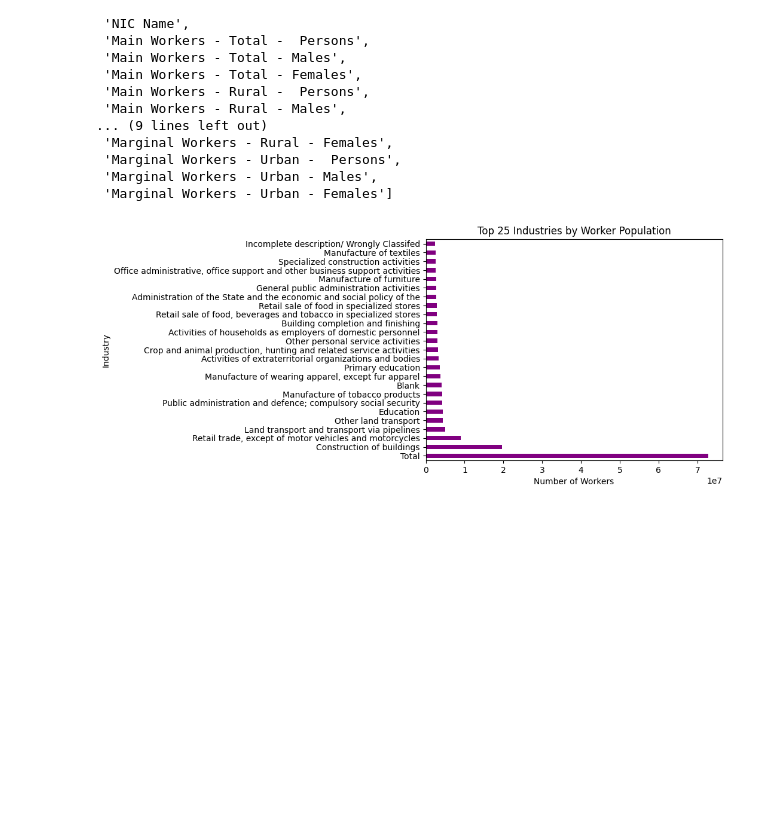
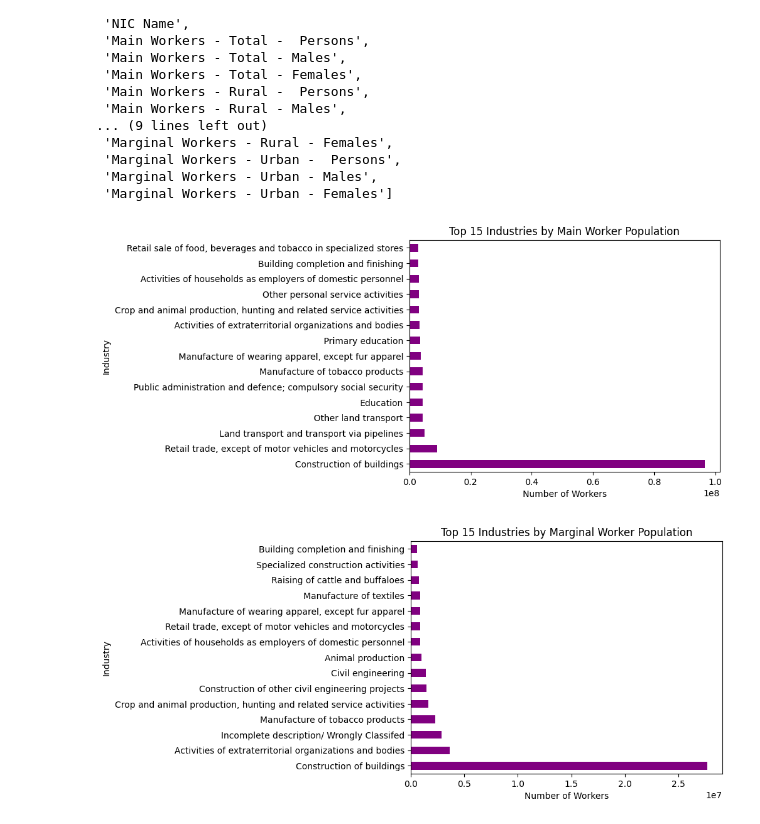
Before and after one commit to Thejasrajsathyamoorthy/Industrial-Human-Resources, a Jupyter notebook: HR_1.ipynb, the cells around one changed output. Cells and saved outputs as stored; diff of their text form; code cells hidden in the pictures; blank space fills up the shorter version.

```diff
--- a/HR_1.ipynb
+++ b/HR_1.ipynb
@@ -48,3 +49,8 @@ df.shape
+# %%
+# Replacing where NIC Name is 'Blank' and 'Total' to Construction of buildings
+
+df['NIC Name'] = df['NIC Name'].replace('Blank', 'Construction of buildings')
+df['NIC Name'] = df['NIC Name'].replace('Total', 'Construction of buildings')
 # %%
 df.info()
 # %% [output]
@@ -65,10 +71,6 @@ Data columns (total 25 columns):
  24  Marginal Workers - Urban - Females   195145 non-null  int64
 dtypes: int64(18), object(7)
 memory usage: 37.2+ MB
-# %%
-# Converting to numerical columns
-numeric_cols = ['State Code', 'District Code', 'Division', 'Group', 'Class']
-df[numeric_cols] = df[numeric_cols].apply(pd.to_numeric, errors='coerce')
 # %%
 df.isnull().sum()
 # %% [output]
@@ -130,15 +132,27 @@ df.columns.tolist()
  'Marginal Workers - Urban - Males',
  'Marginal Workers - Urban - Females']
 # %%
-# Workers grouped by industry sector (NIC Name)
-sector_workers = df.groupby('NIC Name')['Main Workers - Total -  Persons'].sum().sort_values(ascending=False).head(25)
+# Main Workers grouped by industry sector (NIC Name)
+main_sector_workers = df.groupby('NIC Name')['Main Workers - Total -  Persons'].sum().sort_values(ascending=False).head(15)
 
-# Bar chart of top 25 industries
-sector_workers.plot(kind='barh', color='purple')
-plt.title("Top 25 Industries by Worker Population")
+# Bar chart of top 15 industries
+main_sector_workers.plot(kind='barh', color='purple')
+plt.title("Top 15 Industries by Main Worker Population")
 plt.xlabel("Number of Workers")
 plt.ylabel("Industry")
 plt.show()
+
+
+# Marginal Workers grouped by industry sector (NIC Name)
+marginal_sector_workers = df.groupby('NIC Name')['Marginal Workers - Total -  Persons'].sum().sort_values(ascending=False).head(15)
+
+# Bar chart of top 15 industries
+marginal_sector_workers.plot(kind='barh', color='purple')
+plt.title("Top 15 Industries by Marginal Worker Population")
+plt.xlabel("Number of Workers")
+plt.ylabel("Industry")
+plt.show()
 # %% [output]
-[figure, old version]
+[figure, new version]
+[figure, added]
 # %%
```
Also changed, not shown: parts of 8 cells of this notebook.
